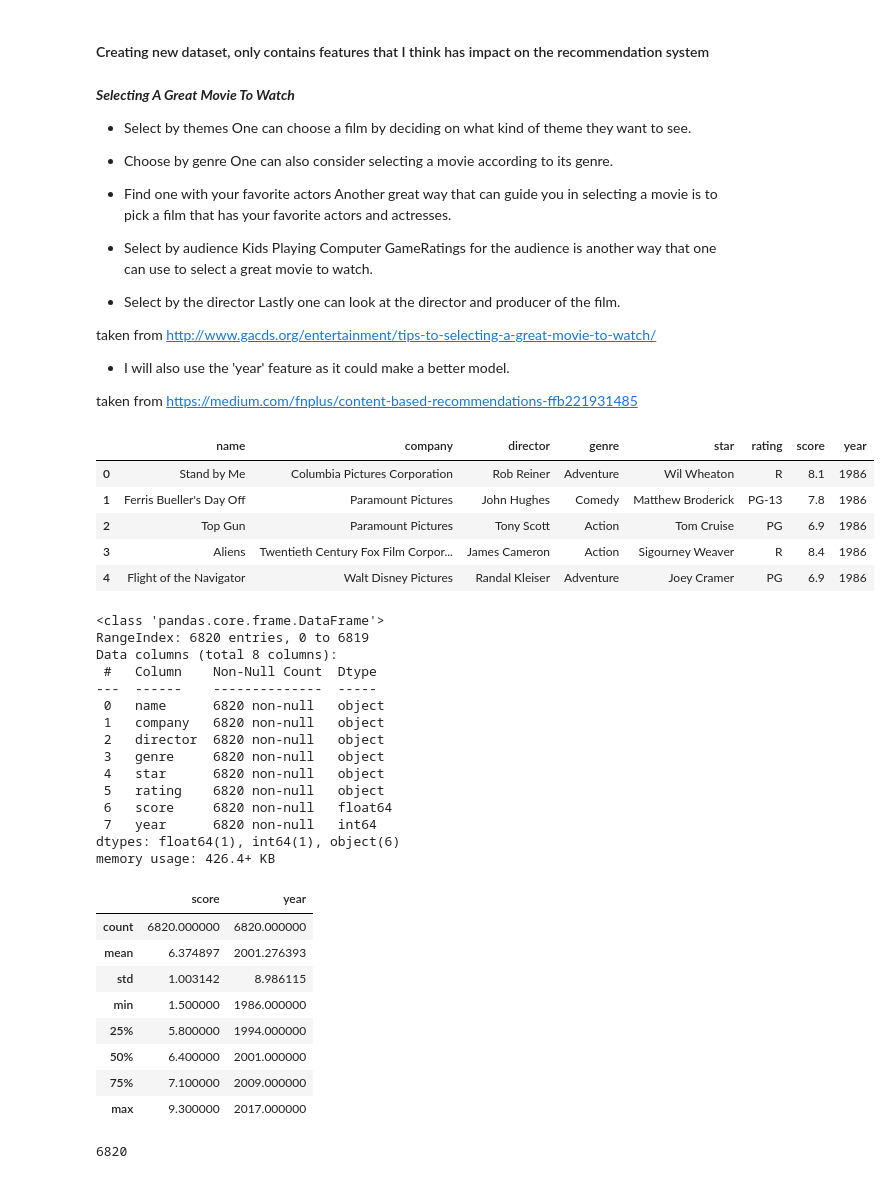
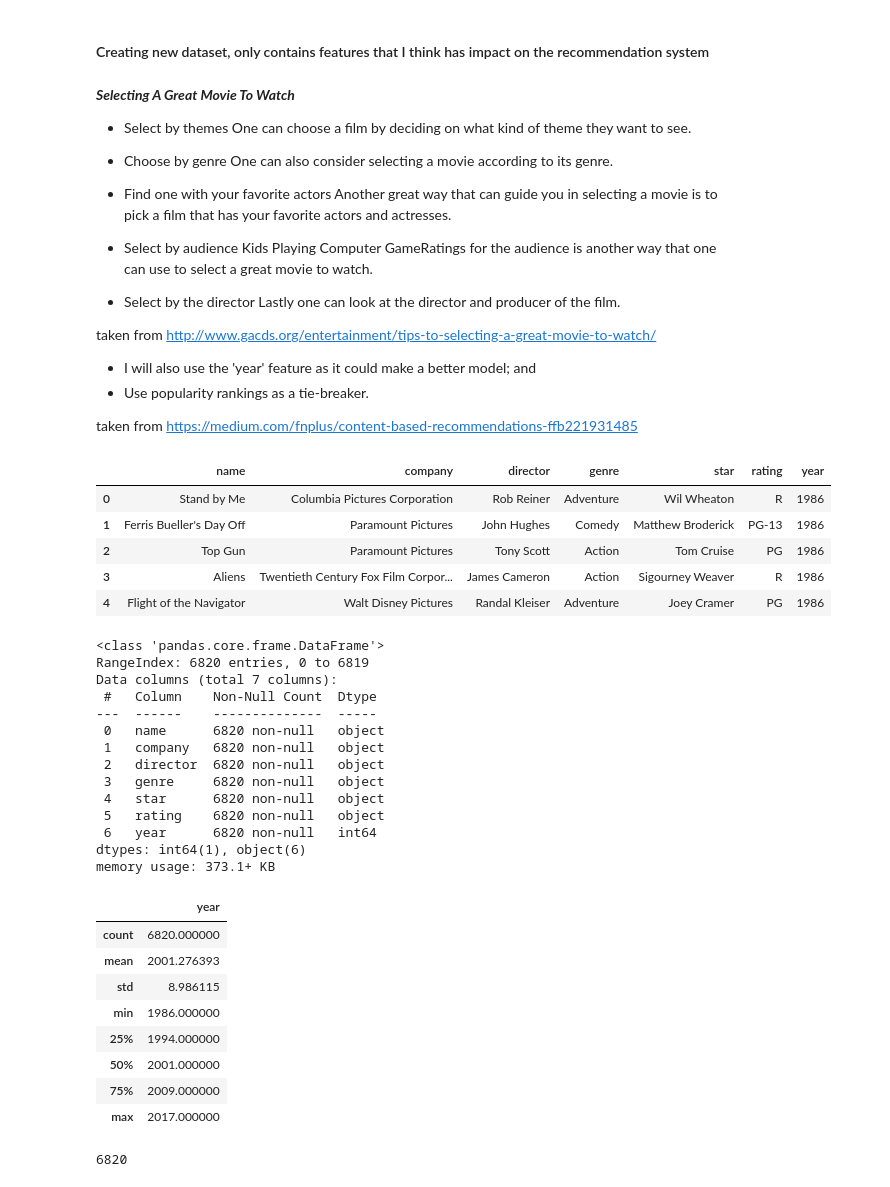
Before and after one commit to dimadnan/final_project, a Jupyter notebook: 3) Modelling.ipynb, the cells around one changed output. Drawn from its saved outputs; the diff is of its cells as text; code cells hidden in the pictures.

```diff
--- a/3) Modelling.ipynb
+++ b/3) Modelling.ipynb
@@ -43,25 +45,27 @@ Lastly one can look at the director and producer of the film.
 
 taken from http://www.gacds.org/entertainment/tips-to-selecting-a-great-movie-to-watch/
 
-- I will also use the 'year' feature as it could make a better model.
+- I will also use the 'year' feature as it could make a better model; and
+- Use popularity rankings as a tie-breaker.
+
 
 taken from https://medium.com/fnplus/content-based-recommendations-ffb221931485
 # %%
-data = df.copy()[['name','company','director','genre','star','rating', 'score', 'year']]
+data = df.copy()[['name','company','director','genre','star','rating', 'year']]
 data.head()
 # %% [output]
-|  | name | company | director | genre | star | rating | score | year |
-| 0 | Stand by Me | Columbia Pictures Corporation | Rob Reiner | Adventure | Wil Wheaton | R | 8.1 | 1986 |
-| 1 | Ferris Bueller's Day Off | Paramount Pictures | John Hughes | Comedy | Matthew Broderick | PG-13 | 7.8 | 1986 |
-| 2 | Top Gun | Paramount Pictures | Tony Scott | Action | Tom Cruise | PG | 6.9 | 1986 |
-| 3 | Aliens | Twentieth Century Fox Film Corpor... | James Cameron | Action | Sigourney Weaver | R | 8.4 | 1986 |
-| 4 | Flight of the Navigator | Walt Disney Pictures | Randal Kleiser | Adventure | Joey Cramer | PG | 6.9 | 1986 |
+|  | name | company | director | genre | star | rating | year |
+| 0 | Stand by Me | Columbia Pictures Corporation | Rob Reiner | Adventure | Wil Wheaton | R | 1986 |
+| 1 | Ferris Bueller's Day Off | Paramount Pictures | John Hughes | Comedy | Matthew Broderick | PG-13 | 1986 |
+| 2 | Top Gun | Paramount Pictures | Tony Scott | Action | Tom Cruise | PG | 1986 |
+| 3 | Aliens | Twentieth Century Fox Film Corpor... | James Cameron | Action | Sigourney Weaver | R | 1986 |
+| 4 | Flight of the Navigator | Walt Disney Pictures | Randal Kleiser | Adventure | Joey Cramer | PG | 1986 |
 # %%
 data.info()
 # %% [output]
 <class 'pandas.core.frame.DataFrame'>
 RangeIndex: 6820 entries, 0 to 6819
-Data columns (total 8 columns):
+Data columns (total 7 columns):
  #   Column    Non-Null Count  Dtype
 ---  ------    --------------  -----
  0   name      6820 non-null   object
@@ -70,22 +74,21 @@ Data columns (total 8 columns):
  3   genre     6820 non-null   object
  4   star      6820 non-null   object
  5   rating    6820 non-null   object
- 6   score     6820 non-null   float64
- 7   year      6820 non-null   int64
-dtypes: float64(1), int64(1), object(6)
-memory usage: 426.4+ KB
+ 6   year      6820 non-null   int64
+dtypes: int64(1), object(6)
+memory usage: 373.1+ KB
 # %%
 data.describe()
 # %% [output]
-|  | score | year |
-| count | 6820.000000 | 6820.000000 |
-| mean | 6.374897 | 2001.276393 |
-| std | 1.003142 | 8.986115 |
-| min | 1.500000 | 1986.000000 |
-| 25% | 5.800000 | 1994.000000 |
-| 50% | 6.400000 | 2001.000000 |
-| 75% | 7.100000 | 2009.000000 |
-| max | 9.300000 | 2017.000000 |
+|  | year |
+| count | 6820.000000 |
+| mean | 2001.276393 |
+| std | 8.986115 |
+| min | 1986.000000 |
+| 25% | 1994.000000 |
+| 50% | 2001.000000 |
+| 75% | 2009.000000 |
+| max | 2017.000000 |
 # %%
 len(data['name'])
 # %% [output]
```
Also changed, not shown: parts of 15 cells of this notebook, 2 other files.
